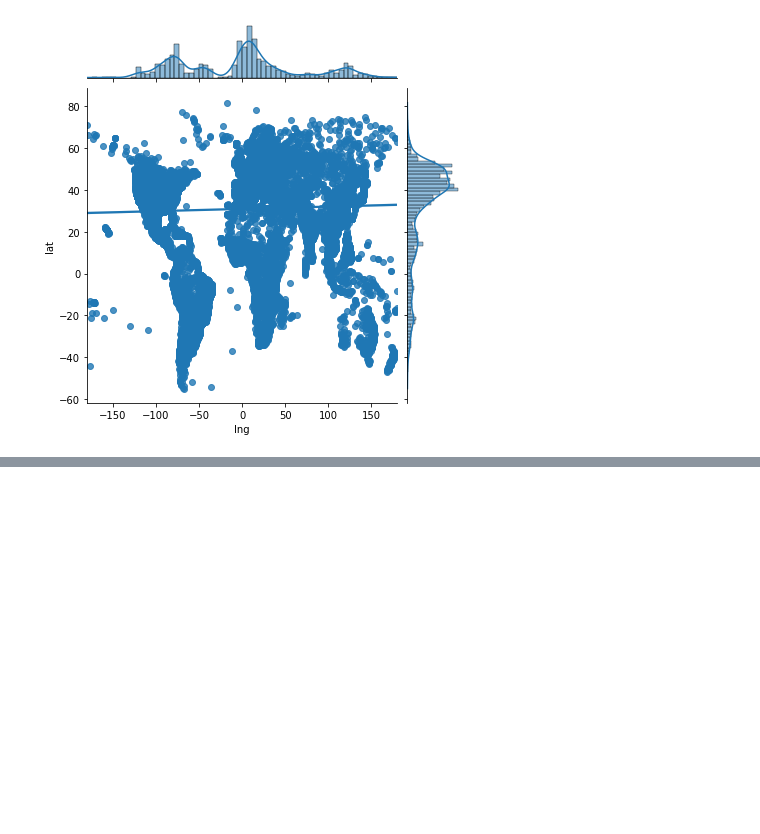
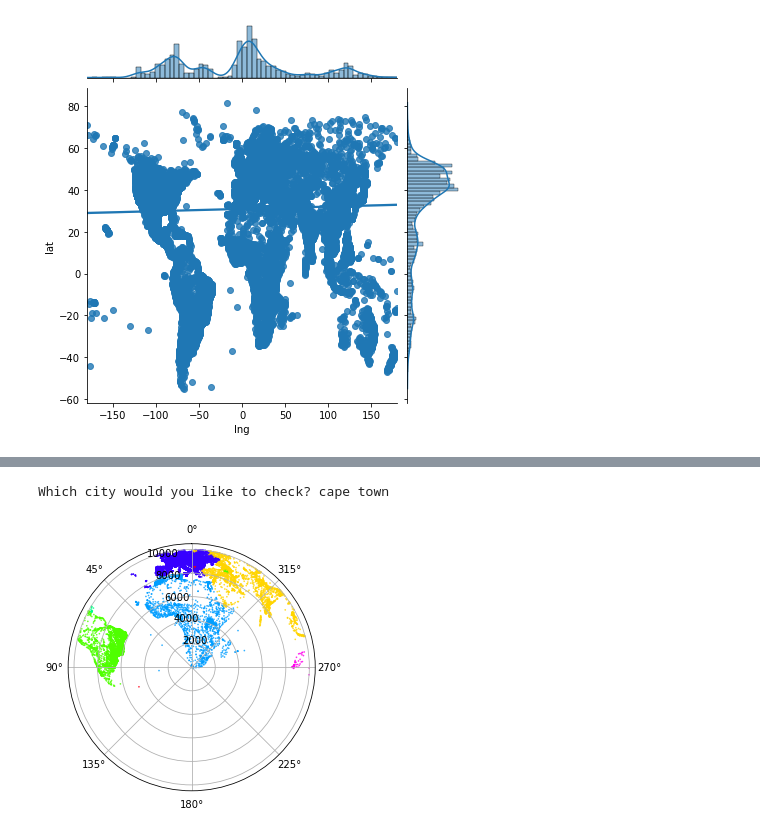
Before and after one commit to Aidan23Smith/Seeing-a-Connected-World, a Jupyter notebook: Seeing a Connected World.ipynb, the cells around one changed output, grey strips where cells are left out. Drawn from its saved outputs; the diff is of its cells as text; code cells hidden in the pictures; blank space fills up the shorter version.

```diff
--- a/Seeing a Connected World.ipynb
+++ b/Seeing a Connected World.ipynb
@@ -659,0 +664,67 @@ plt.show()
+# %%
+def theta(lat1, long1, lat2, long2):
+    lat = lat2 - lat1
+    long = long2 - long1
+    res = (np.arctan2(lat,long) + (3*np.pi/2))%(2*np.pi)
+    return(res)
+# %%
+reduced = everything2
+lats = np.array(reduced.get('lat'))
+longs = np.array(reduced.get('lng'))
+
+name = input("Which city would you like to check? ").title()
+
+if name not in set(reduced['city']):
+    finish = False
+    while finish == False:
+        name = input("Please enter a valid city: ").title()
+        if name in set(reduced['city']):
+            finish = True
+
+options = reduced.loc[reduced['city'] == name]
+if len(options) > 1:
+    print('Which ' + name + ' did you want? ')
+    for i in range(len(options)):
+        print(str(i+1) + '. ' + list(options['city'])[i] + ', ' + list(options['admin_name'])[i] + ', ' + list(options['country'])[i])
+    choice = input('Enter which number: ')
+    try:
+        choice = int(choice) - 1
+    except ValueError:
+        choice=choice
+    if choice not in range(len(options)):
+        finish = False
+        while finish == False:
+            choice = input('Please enter a valid number: ')
+            try:
+                choice = int(choice) - 1
+            except ValueError:
+                choice=choice
+            if choice in range(len(options)):
+                finish = True
+else:
+    choice = 0
+
+whichind = list(options['index'])[choice]
+
+
+thet = theta(lats[whichind], longs[whichind], lats, longs)
+distance = coord2dist(lats[whichind], longs[whichind], lats, longs)
+
+fig = plt.figure(figsize=(40,10))
+
+ax1 = fig.add_subplot(221, projection='polar')
+
+colour = pd.factorize(reduced['Continent_Name'])[0]
+
+which = []
+for i in range(len(distance)):
+    if distance[i]<10000:
+        which.append(i)
+
+ax1.scatter(thet[which], distance[which], cmap='hsv', alpha=0.75, c=colour[which], s=0.5)
+ax1.set_theta_zero_location("N")
+
+plt.show()
+# %% [output]
+Which city would you like to check? cape town
+[figure, added]
```
Also changed, not shown: parts of 8 cells of this notebook.
